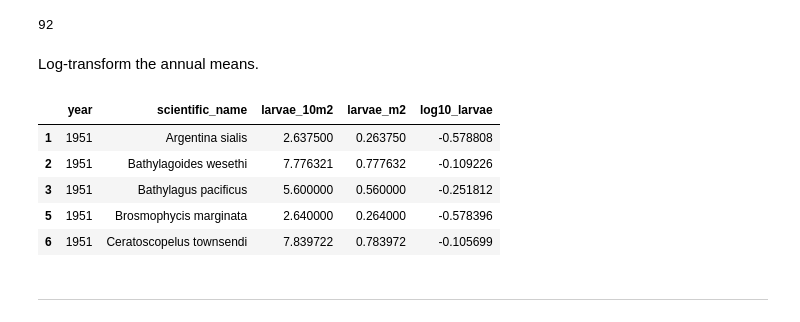
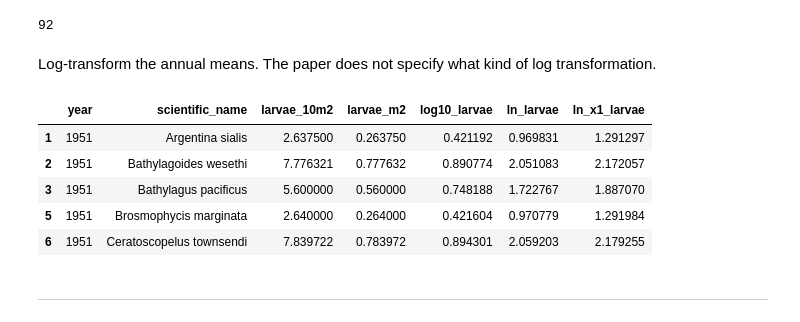
Before and after one commit to ksc005/pyrates, a Jupyter notebook: koslow2011.ipynb, the cells around one changed output. Cells and saved outputs as stored; diff of their text form; code cells hidden in the pictures.

```diff
--- a/koslow2011.ipynb
+++ b/koslow2011.ipynb
@@ -310,23 +312,25 @@ display(len(annualMeans["scientific_name"].unique()))
 # %% [output]
 92
 # %% [markdown]
-Log-transform the annual means.
+Log-transform the annual means. The paper does not specify what kind of log transformation.
 # %%
-# get larvae_m2
-annualMeans["larvae_m2"] = annualMeans["larvae_10m2"] / 10
+# the abundance figure (fig 2) in the paper has the abundance axis labeled as log(#/m^2)
+annualMeans["larvae_m2"] = annualMeans["larvae_10m2"] / 10 # this conversion seems unlikely because it leads to small x values < 1 --> negative log(x) while the results in the figure are entirely ≥ 0. I think it may be a mistake and I will continue to use the larvae_10m2.
 
-# apply log transformation to larvae_m2
-annualMeans["log10_larvae"] = np.log10(annualMeans["larvae_m2"])
+# apply log transformation to larvae_10m2. I will try a few different log transformations and see which matches the paper results most closely.
+annualMeans["log10_larvae"] = np.log10(annualMeans["larvae_10m2"]) # log10(x)
+annualMeans["ln_larvae"] = np.log(annualMeans["larvae_10m2"]) # ln(x)
+annualMeans["ln_x1_larvae"] = np.log(annualMeans["larvae_10m2"] + 1) # ln(x + 1)
 
 # show the first few columns
 display(annualMeans.head())
 # %% [output]
-|  | year | scientific_name | larvae_10m2 | larvae_m2 | log10_larvae |
-| 1 | 1951 | Argentina sialis | 2.637500 | 0.263750 | -0.578808 |
-| 2 | 1951 | Bathylagoides wesethi | 7.776321 | 0.777632 | -0.109226 |
-| 3 | 1951 | Bathylagus pacificus | 5.600000 | 0.560000 | -0.251812 |
-| 5 | 1951 | Brosmophycis marginata | 2.640000 | 0.264000 | -0.578396 |
-| 6 | 1951 | Ceratoscopelus townsendi | 7.839722 | 0.783972 | -0.105699 |
+|  | year | scientific_name | larvae_10m2 | larvae_m2 | log10_larvae | ln_larvae | ln_x1_larvae |
+| 1 | 1951 | Argentina sialis | 2.637500 | 0.263750 | 0.421192 | 0.969831 | 1.291297 |
+| 2 | 1951 | Bathylagoides wesethi | 7.776321 | 0.777632 | 0.890774 | 2.051083 | 2.172057 |
+| 3 | 1951 | Bathylagus pacificus | 5.600000 | 0.560000 | 0.748188 | 1.722767 | 1.887070 |
+| 5 | 1951 | Brosmophycis marginata | 2.640000 | 0.264000 | 0.421604 | 0.970779 | 1.291984 |
+| 6 | 1951 | Ceratoscopelus townsendi | 7.839722 | 0.783972 | 0.894301 | 2.059203 | 2.179255 |
 # %% [markdown]
 ***
 # %% [markdown]
```
Also changed, not shown: parts of 12 cells of this notebook, 1 other file.
